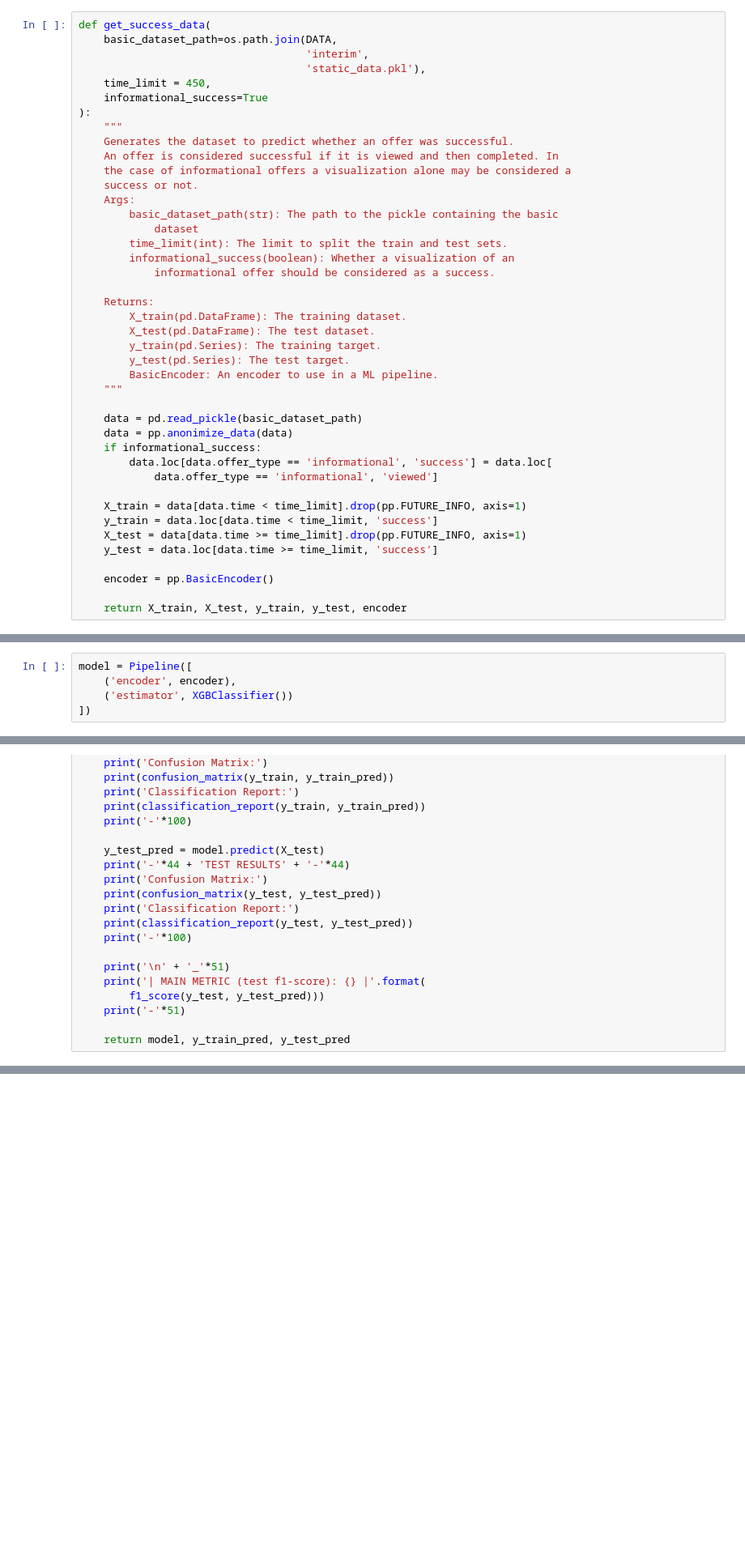
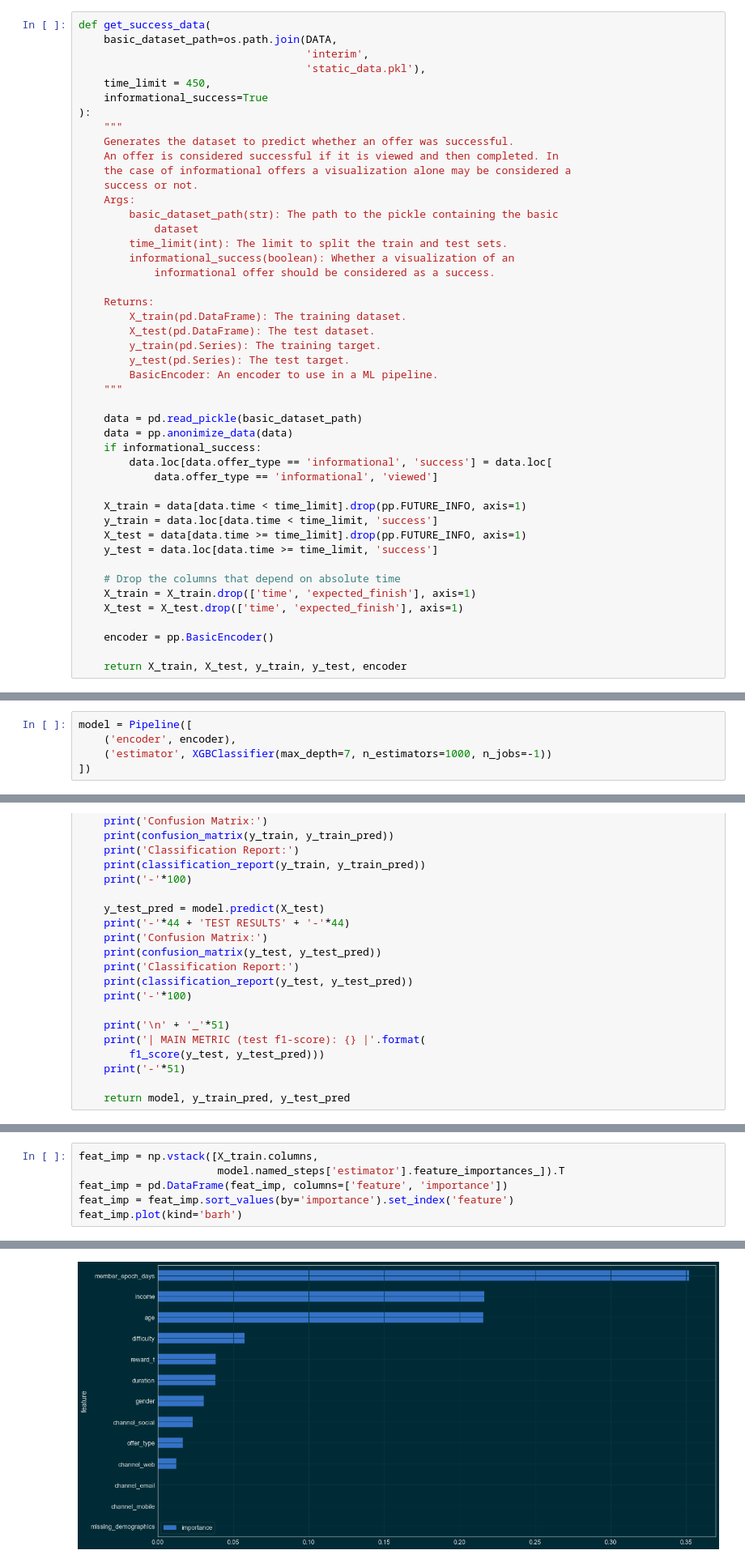
Before and after one commit to mtasende/starbucks-advertising, a Jupyter notebook: notebooks/scratchpad/003-mt-offer-success.ipynb, the cells around one changed output, grey strips where cells are left out. Shown: that part at 81% size. Cells and saved outputs as stored; diff of their text form; blank space fills up the shorter version.

Commit message:
removed absolute time columns

```diff
--- a/notebooks/scratchpad/003-mt-offer-success.ipynb
+++ b/notebooks/scratchpad/003-mt-offer-success.ipynb
@@ -147,6 +150,10 @@ def get_success_data(
     X_test = data[data.time >= time_limit].drop(pp.FUTURE_INFO, axis=1)
     y_test = data.loc[data.time >= time_limit, 'success']
 
+    # Drop the columns that depend on absolute time
+    X_train = X_train.drop(['time', 'expected_finish'], axis=1)
+    X_test = X_test.drop(['time', 'expected_finish'], axis=1)
+
     encoder = pp.BasicEncoder()
 
     return X_train, X_test, y_train, y_test, encoder
@@ -157,7 +164,7 @@ from sklearn.pipeline import Pipeline
 # %%
 model = Pipeline([
     ('encoder', encoder),
-    ('estimator', XGBClassifier())
+    ('estimator', XGBClassifier(max_depth=7, n_estimators=1000, n_jobs=-1))
 ])
 # %%
 from time import time
@@ -219 +226,8 @@ ___________________________________________________
 ---------------------------------------------------
+# %%
+feat_imp = np.vstack([X_train.columns,
+                      model.named_steps['estimator'].feature_importances_]).T
+feat_imp = pd.DataFrame(feat_imp, columns=['feature', 'importance'])
+feat_imp = feat_imp.sort_values(by='importance').set_index('feature')
+feat_imp.plot(kind='barh')
+# %% [output]
@@ -219,0 +235 @@ ___________________________________________________
+[figure, added]
```
Also changed, not shown: parts of 5 cells of this notebook.
